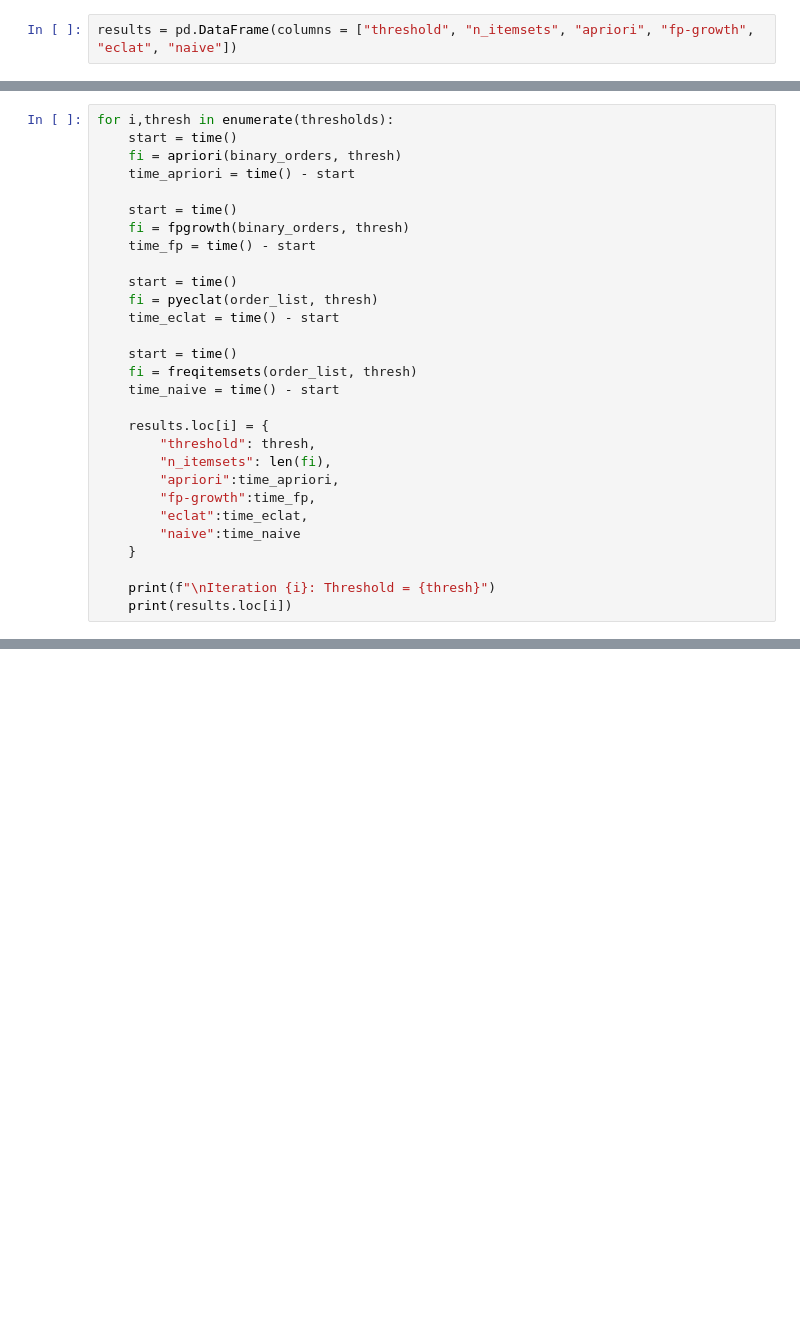
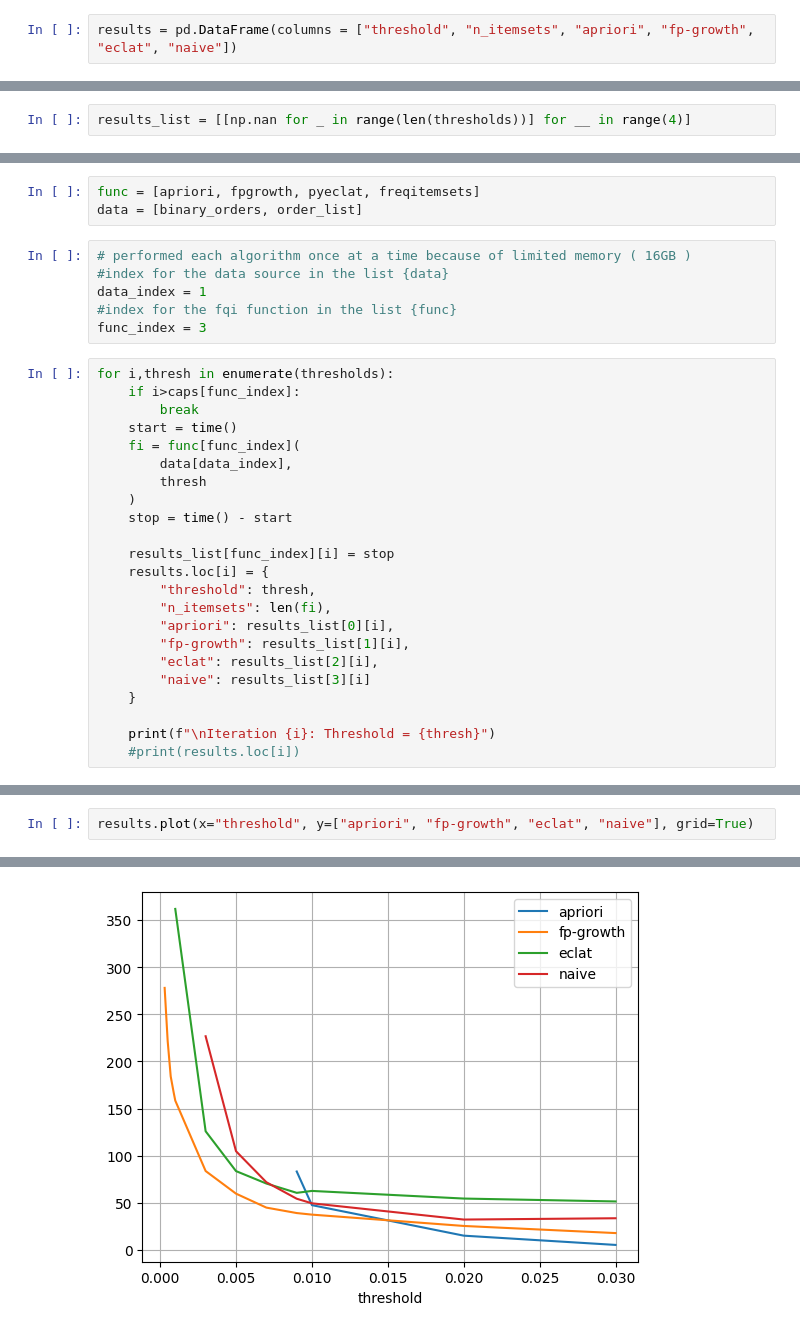
Before and after one commit to joelpoliveira/DataMiningCourse, a Jupyter notebook: Projeto/HA_2/main.ipynb, the cells around one changed output, grey strips where cells are left out. Saved outputs shown, nothing was run; the diff lists cells and outputs as text; blank space fills up the shorter version.

Commit message:
add: testing algorithms and getting frequent itemsetsfor the best solution

```diff
--- a/Projeto/HA_2/main.ipynb
+++ b/Projeto/HA_2/main.ipynb
@@ -81,0 +82,2 @@ thresholds = [0.009,]
+# %%
+results_list = [[np.nan for _ in range(len(thresholds))] for __ in range(4)]
@@ -82,30 +87,33 @@ thresholds = [0.009,]
+# %%
+func = [apriori, fpgrowth, pyeclat, freqitemsets]
+data = [binary_orders, order_list]
+# %%
+# performed each algorithm once at a time because of limited memory ( 16GB )
+#index for the data source in the list {data}
+data_index = 1
+#index for the fqi function in the list {func}
+func_index = 3
 # %%
 for i,thresh in enumerate(thresholds):
+    if i>caps[func_index]:
+        break
     start = time()
-    fi = apriori(binary_orders, thresh)
-    time_apriori = time() - start
+    fi = func[func_index](
+        data[data_index],
+        thresh
+    )
+    stop = time() - start
 
-    start = time()
-    fi = fpgrowth(binary_orders, thresh)
-    time_fp = time() - start
-
-    start = time()
-    fi = pyeclat(order_list, thresh)
-    time_eclat = time() - start
-
-    start = time()
-    fi = freqitemsets(order_list, thresh)
-    time_naive = time() - start
-
+    results_list[func_index][i] = stop
     results.loc[i] = {
         "threshold": thresh,
         "n_itemsets": len(fi),
-        "apriori":time_apriori,
-        "fp-growth":time_fp,
-        "eclat":time_eclat,
-        "naive":time_naive
+        "apriori": results_list[0][i],
+        "fp-growth": results_list[1][i],
+        "eclat": results_list[2][i],
+        "naive": results_list[3][i]
     }
 
     print(f"\nIteration {i}: Threshold = {thresh}")
-    print(results.loc[i])
+    #print(results.loc[i])
 # %% [output]
@@ -119,0 +154,3 @@ Name: 0, dtype: float64
+# %%
+results.plot(x="threshold", y=["apriori", "fp-growth", "eclat", "naive"], grid=True)
+# %% [output]
@@ -119,0 +158 @@ Name: 0, dtype: float64
+[figure, added]
```
Also changed, not shown: parts of 10 cells of this notebook, 2 other files.
